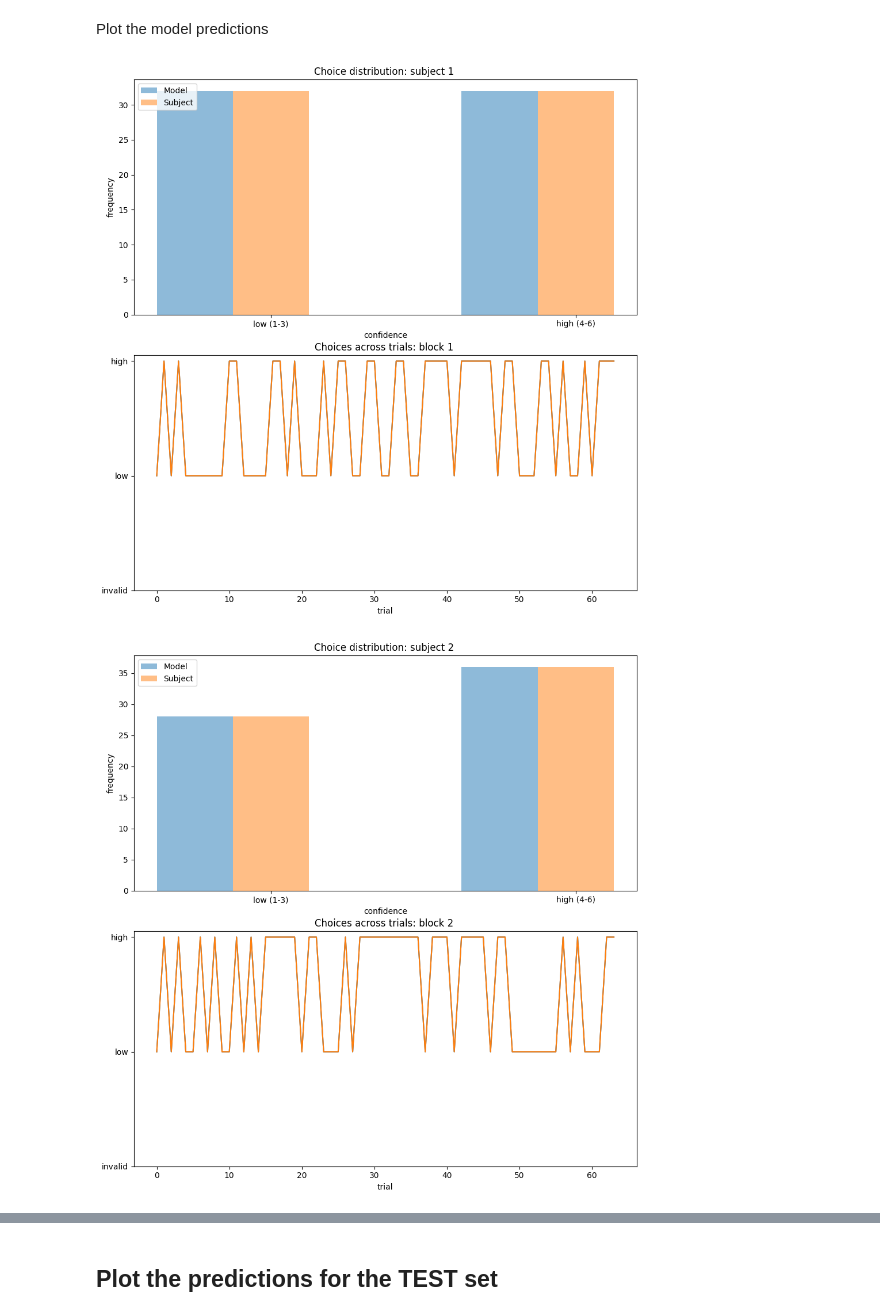
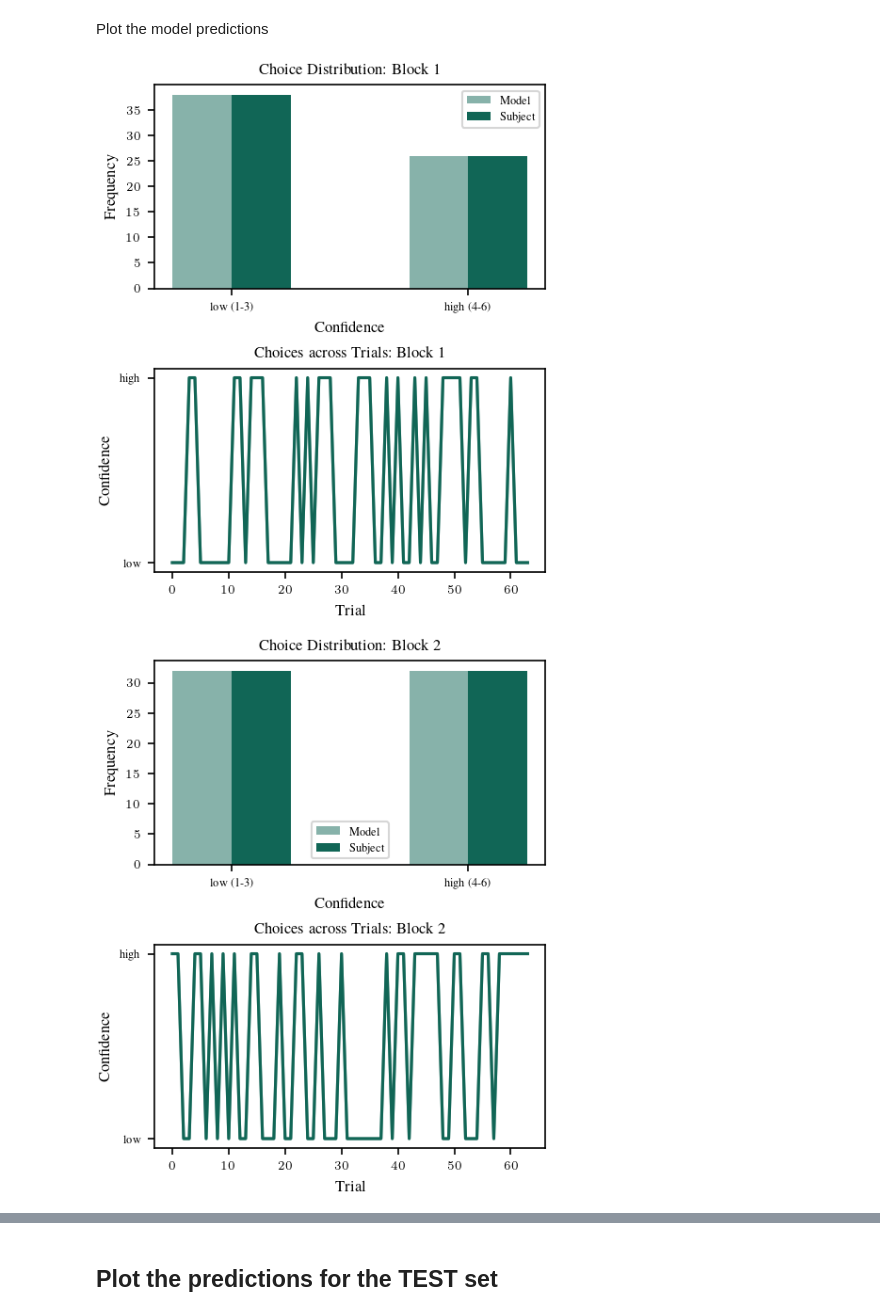
Before and after one commit to meikeoschmann/disRNN-conf-match, a Jupyter notebook: CogModelingRNNsTutorial/DisentangledRNNs_Meike.ipynb, the cells around one changed output, grey strips where cells are left out. Cells and saved outputs as stored; diff of their text form; code cells hidden in the pictures.

Commit message:
TuePlots

```diff
--- a/CogModelingRNNsTutorial/DisentangledRNNs_Meike.ipynb
+++ b/CogModelingRNNsTutorial/DisentangledRNNs_Meike.ipynb
@@ -12,3 +12,8 @@ import rnn_utils
 from rnn_utils import DatasetRNN
 import subject_data
 from subject_data import SubjectData
+from tueplots import bundles, figsizes, cycler
+from tueplots.constants import markers
+from tueplots.constants.color import rgb, palettes
+
+plt.rcParams.update({"figure.dpi": 150})
@@ -35,5 +42,6 @@ data = SubjectData(
         categorical_theta=True)
 
 features = data.features_prev + data.features_curr
+subject_idx = 27
 data()
 # %% [output]
@@ -56,7 +105,7 @@ data()
 @Sara: here you can switch between LOOCV and only one subject
 # %%
 #train, test = subject_data.train_test(data(), features, target, batch_size=None)
-train, test = subject_data.single_subject(data(), features, target, subject_idx=2, batch_size=1)
+train, test = subject_data.single_subject(data(), features, target, subject_idx=subject_idx, batch_size=1)
 # %% [markdown]
 Set up Disentangled RNN
 # %%
@@ -68,7 +117,8 @@ obs_size = n_features
 
 # Number of hidden units in each of the two layers of the choice MLP.
 update_mlp_shape = (3,3,)
-choice_mlp_shape = (target_size,)
+# # Number of hidden units in each of the two layers of the update MLP.
+choice_mlp_shape = (2,2,)
 
 def make_disrnn():
   model = disrnn.HkDisRNN(
@@ -169,45 +240,60 @@ model_outputs = jax.nn.softmax(model_outputs[:, :, :-1], axis=-1)  # Last entry
 # %% [markdown]
 Plot the model predictions
 # %%
+plt.rcParams.update(
+    bundles.icml2022(
+        column="full",
+        nrows=1,
+        ncols=2,
+        usetex=True,
+    )
+)
+plt.rcParams.update(figsizes.icml2022_half(nrows=2, ncols=1))
+
 for i in range(model_outputs.shape[1]):
 
     model_choice = np.argmax(model_outputs[:, i, :], axis=-1)
     model_counts = (np.sum(model_choice == 0), np.sum(model_choice == 1))
 
     subject_choice = actual_choices[:, i,0]
     subject_counts = (np.sum(subject_choice == 0), np.sum(subject_choice == 1))
 
     # Plot the distribution of choices for each subject
     labels = ("low (1-3)", "high (4-6)")
     all_choices = {'Model': model_counts, 'Subject': subject_counts}
     x = np.arange(len(labels))  # the label locations
     width = 0.25  # the width of the bars
     multiplier = 0
 
-    #fig, ax = plt.subplots(1, 2, figsize=(10, 5))
-    fig, ax = plt.subplots(2, 1, figsize = (10, 10))
-    fig.tight_layout(pad=3.0)
+
+    fig, ax = plt.subplots(2, 1)
 
     for identity, count in all_choices.items():
         offset = width * multiplier
-        rects = ax[0].bar(x + offset, count, width, alpha=0.5, label=identity)
+        if identity == 'Model':
+            alpha = 0.5
+        else:
+            alpha = 1
+        rects = ax[0].bar(x + offset, count, width, alpha=alpha, color=rgb.mps_green, label=identity)
         multiplier += 1
 
-    ax[0].set_ylabel('frequency')
-    ax[0].set_xlabel('confidence')
-    ax[0].set_title('Choice distribution: subject {subject} '.format(subject=i+1))
-    ax[0].set_xticks(x + width, labels)
-    ax[0].legend(loc='upper left')
+    ax[0].set_ylabel('Frequency')
+    ax[0].set_xlabel('Confidence')
+    ax[0].set_title('Choice Distribution: Block {subject} '.format(subject=i+1))
+    ax[0].set_xticks(x + width/2, labels)
+    ax[0].legend()
 
     # Plot the choices across all trials
-    ax[1].plot(model_choice, label='Model')
-    ax[1].plot(subject_choice, label='Subject')
+    ax[1].plot(model_choice, alpha=0.5, color=rgb.mps_green, label='Model')
+    ax[1].plot(subject_choice, color=rgb.mps_green, label='Subject')
 
-    ax[1].set_xlabel('trial')
-    ax[1].set_yticks([-1,0,1], labels=['invalid', 'low', 'high'])
-    ax[1].set_title('Choices across trials: block {subject} '.format(subject=i+1))
+    ax[1].set_xlabel('Trial')
+    ax[1].set_ylabel('Confidence')
+    #ax[1].set_yticks([-1,0,1], labels=['invalid', 'low', 'high'])
+    ax[1].set_yticks([0,1], labels=['low', 'high'])
+    ax[1].set_title('Choices across Trials: Block {subject} '.format(subject=i+1))
 
     plt.show()
 # %% [output]
-[figure, old version]
+[figure, new version]
-[figure, old version]
+[figure, new version]
```
Also changed, not shown: parts of 19 cells of this notebook, 1 other file.
